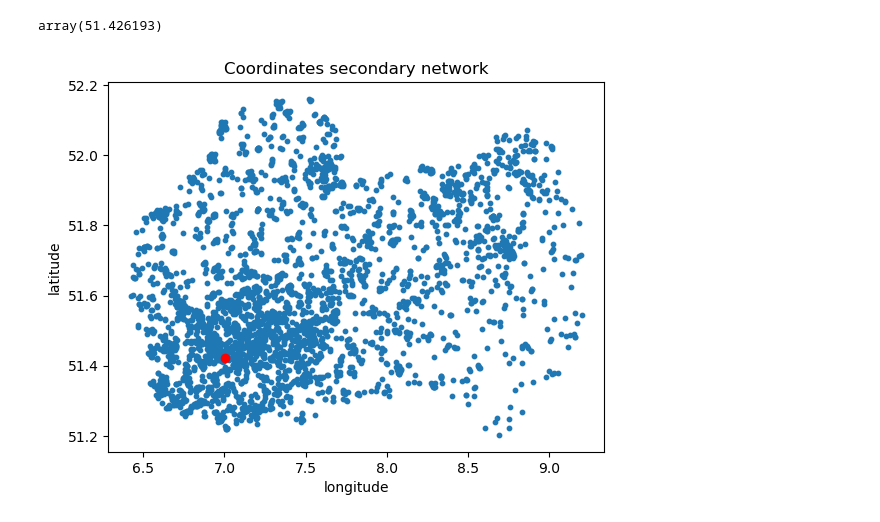
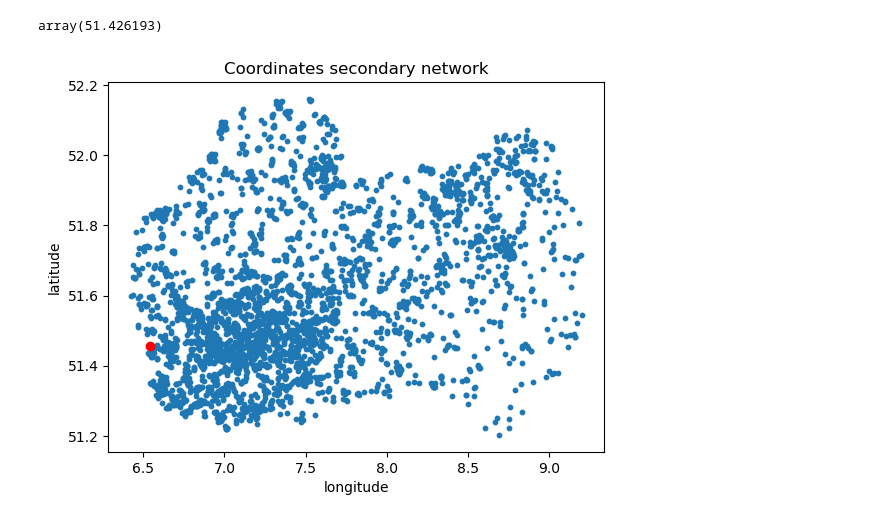
Before and after one commit to Nicholas202024/Hiwi_Code, a Jupyter notebook: erste_analyse_emscher.ipynb, the cells around one changed output. Cells and saved outputs as stored; diff of their text form; code cells hidden in the pictures.

```diff
--- a/erste_analyse_emscher.ipynb
+++ b/erste_analyse_emscher.ipynb
@@ -47,5 +75,5 @@ df_emscher
 # %%
-for i in range(1, 11):
+for i in range(1, 6):
     fct.sum_curve(df_emscher, i, df_emscher.index[0], df_emscher.index[-1])
 # %% [output]
 [figure]
@@ -64,5 +89,5 @@ Gesamtniederschlag über Zeitraum: 2340.23 mm
 # %%
-for i in range(1, 11):
+for i in range(1, 6):
     fct.histogramm_scatter(df_emscher, i, '5min')
 # %% [output]
 [figure]
@@ -78,5 +98,5 @@ for i in range(1, 11):
 # %%
-for i in range(1, 11):
+for i in range(1, 6):
     x, y = np.unique(fct.list_nan_sequences_schnell(df_emscher, i, '5min')[2], return_counts=True)
     print('id', str(i) + ':', 'longest sequenze: ', x.max())
 # %% [output]
@@ -169,7 +176,7 @@ list_nan_sequences_corr = []
 list_verhaeltnis_nans = []
 list_verhaeltnis_nan_sequences = []
 
-for station in range(1, 11):
+for station in range(1, 6):
     sum_nan_u = df_emscher[station].isna().sum()
     list_u = fct.list_nan_sequences_schnell(df_emscher, station, '5min')[2]
     x_u, y_u = np.unique(list_u, return_counts=True)
@@ -294,6 +301,6 @@ def coordinates(loc_prim, loc_sec, y, station, ref1, ref2, ref3, ref4):
 
     return # print(coords_lon, coords_lat)
 # %%
-coordinates(ds_emscher, ds_emscher, 'secondary', 1000, '-', '-', '-', '-')
+coordinates(ds_emscher, ds_emscher, 'secondary', 5, '-', '-', '-', '-')
 # %% [output]
-[figure, old version]
+[figure, new version]
```
Also changed, not shown: parts of 18 cells of this notebook, 2 other files.
